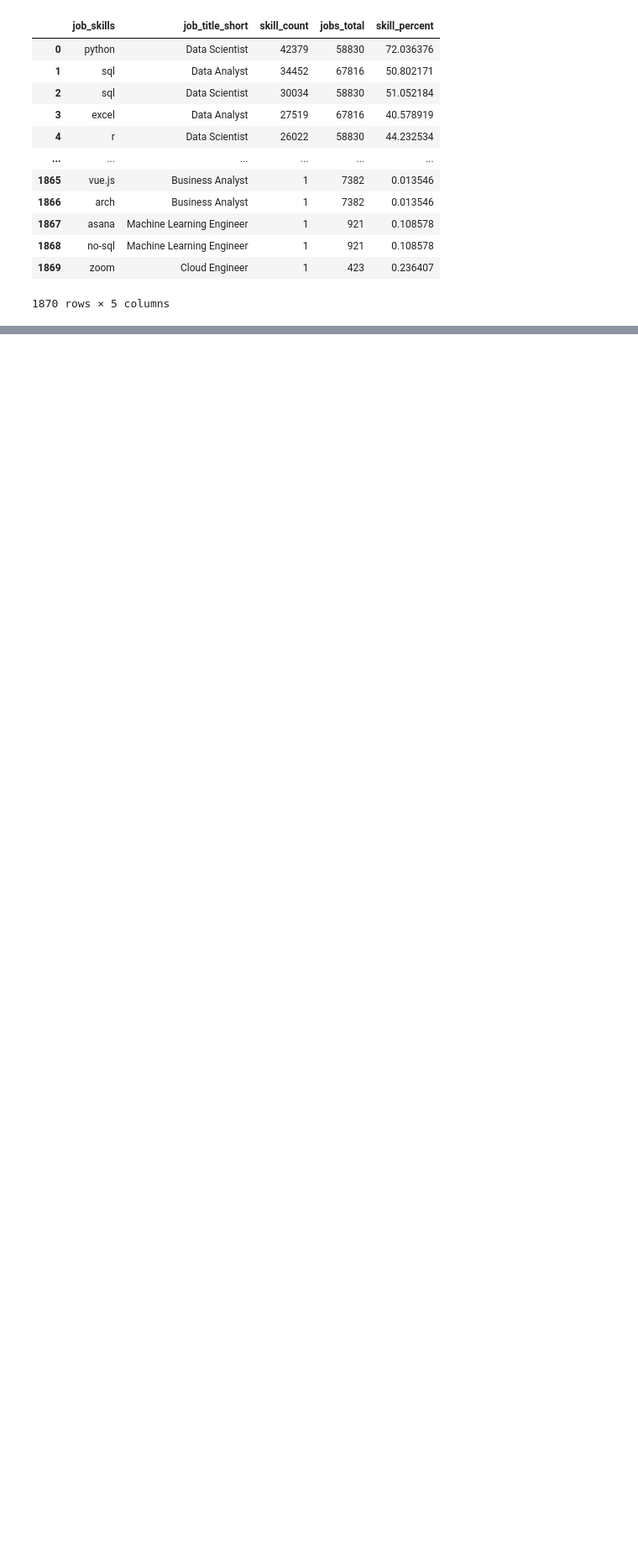
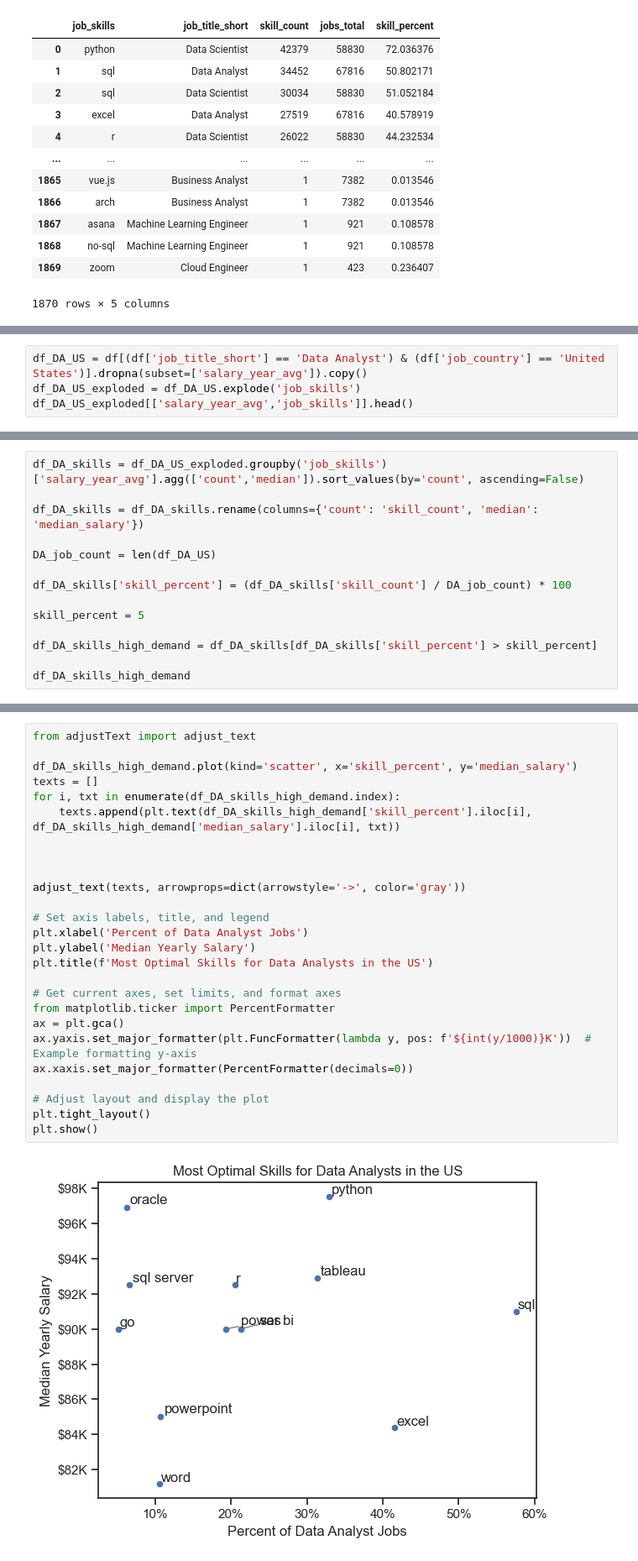
Before and after one commit to George7000/Data-Analysis-Projects, a Jupyter notebook: Python_US_Jobs_Analysis.ipynb, the cells around one changed output, grey strips where cells are left out. Shown at 84% size. Saved outputs shown, nothing was run; the diff lists cells and outputs as text; blank space fills up the shorter version.

```diff
--- a/Python_US_Jobs_Analysis.ipynb
+++ b/Python_US_Jobs_Analysis.ipynb
@@ -178,0 +413,4 @@ plt.show()
+# %%
+df_DA_US = df[(df['job_title_short'] == 'Data Analyst') & (df['job_country'] == 'United States')].dropna(subset=['salary_year_avg']).copy()
+df_DA_US_exploded = df_DA_US.explode('job_skills')
+df_DA_US_exploded[['salary_year_avg','job_skills']].head()
@@ -178,0 +424,14 @@ plt.show()
+# %%
+df_DA_skills = df_DA_US_exploded.groupby('job_skills')['salary_year_avg'].agg(['count','median']).sort_values(by='count', ascending=False)
+
+df_DA_skills = df_DA_skills.rename(columns={'count': 'skill_count', 'median': 'median_salary'})
+
+DA_job_count = len(df_DA_US)
+
+df_DA_skills['skill_percent'] = (df_DA_skills['skill_count'] / DA_job_count) * 100
+
+skill_percent = 5
+
+df_DA_skills_high_demand = df_DA_skills[df_DA_skills['skill_percent'] > skill_percent]
+
+df_DA_skills_high_demand
@@ -178,0 +453,28 @@ plt.show()
+# %%
+from adjustText import adjust_text
+
+df_DA_skills_high_demand.plot(kind='scatter', x='skill_percent', y='median_salary')
+texts = []
+for i, txt in enumerate(df_DA_skills_high_demand.index):
+    texts.append(plt.text(df_DA_skills_high_demand['skill_percent'].iloc[i], df_DA_skills_high_demand['median_salary'].iloc[i], txt))
+
+
+
+adjust_text(texts, arrowprops=dict(arrowstyle='->', color='gray'))
+
+# Set axis labels, title, and legend
+plt.xlabel('Percent of Data Analyst Jobs')
+plt.ylabel('Median Yearly Salary')
+plt.title(f'Most Optimal Skills for Data Analysts in the US')
+
+# Get current axes, set limits, and format axes
+from matplotlib.ticker import PercentFormatter
+ax = plt.gca()
+ax.yaxis.set_major_formatter(plt.FuncFormatter(lambda y, pos: f'${int(y/1000)}K'))  # Example formatting y-axis
+ax.xaxis.set_major_formatter(PercentFormatter(decimals=0))
+
+# Adjust layout and display the plot
+plt.tight_layout()
+plt.show()
+# %% [output]
+[figure, added]
```
Also changed, not shown: parts of 29 cells of this notebook.
